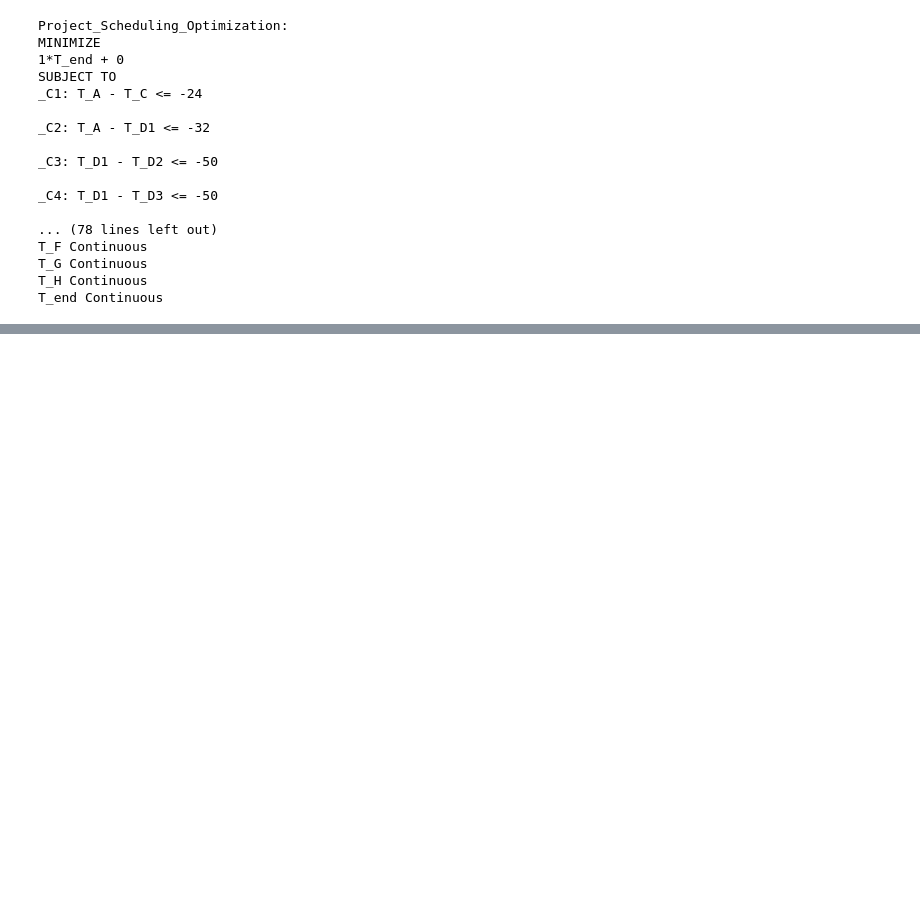
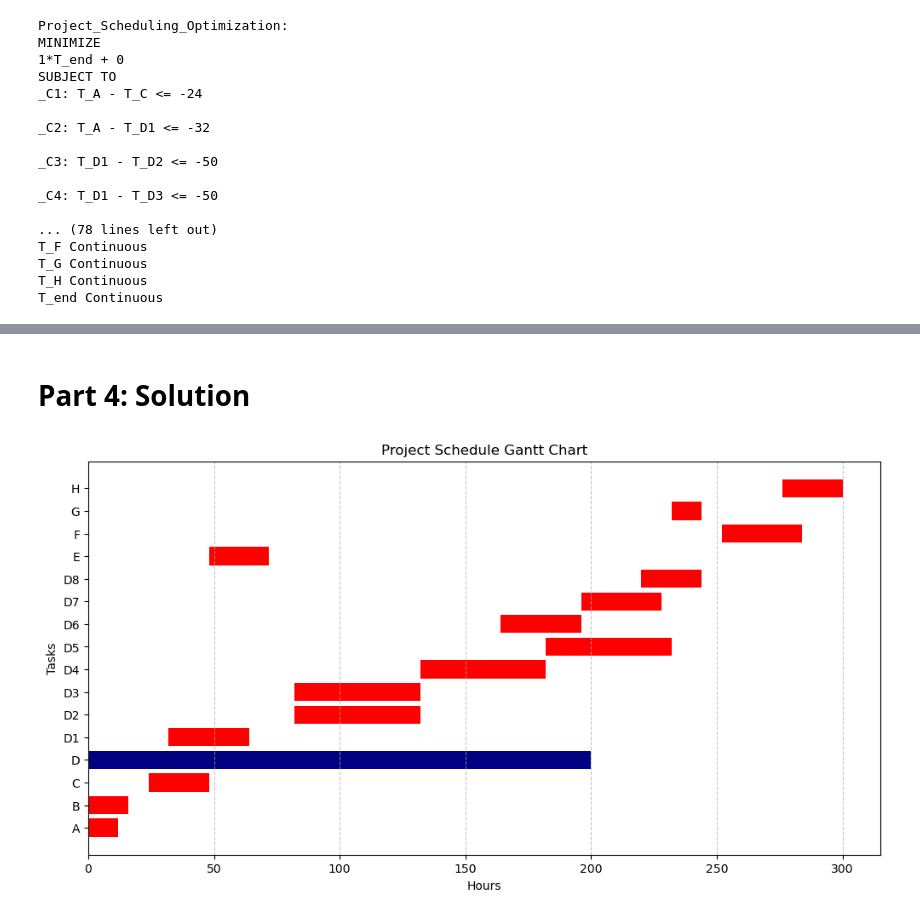
Before and after one commit to maddylok/Lok-MSDS-460-Assignment-2, a Jupyter notebook: Assignment2.ipynb, the cells around one changed output, grey strips where cells are left out. Cells and saved outputs as stored; diff of their text form; code cells hidden in the pictures; blank space fills up the shorter version.

Commit message:
finished parts 3 and 4, edited code to finalize

```diff
--- a/Assignment2.ipynb
+++ b/Assignment2.ipynb
@@ -233,4 +218,8 @@ E: Start at 48.0 hours
 F: Start at 252.0 hours
 G: Start at 232.0 hours
 H: Start at 276.0 hours
+# %%
+# task start and end times
+task_end_times = {task: var.varValue + df_tasks.loc[df_tasks["taskID"] == task, "expectedHours"].values[0] for task, var in task_vars.items()}
+task_start_times = {task: task_vars[task].varValue for task in task_vars}
 # %%
@@ -298,0 +281,22 @@ T_end Continuous
+# %% [markdown]
+# Part 4: Solution
+# %%
+# Gantt chart overall
+plt.figure(figsize=(12, 6))
+
+for i, task in enumerate(task_vars.keys()):
+    start = task_start_times[task]
+    duration = df_tasks.loc[df_tasks["taskID"] == task, "expectedHours"].values[0]
+
+    color = "red" if task in critical_path else "navy"
+
+    plt.barh(i, duration, left=start, color=color)
+
+plt.xlabel("Hours")
+plt.ylabel("Tasks")
+plt.title("Project Schedule Gantt Chart")
+plt.yticks(range(len(task_vars)), list(task_vars.keys()))
+plt.grid(axis="x", linestyle="--", alpha=0.7)
+plt.show()
+# %% [output]
+[figure, added]
```
Also changed, not shown: parts of 22 cells of this notebook, 1 other file.
